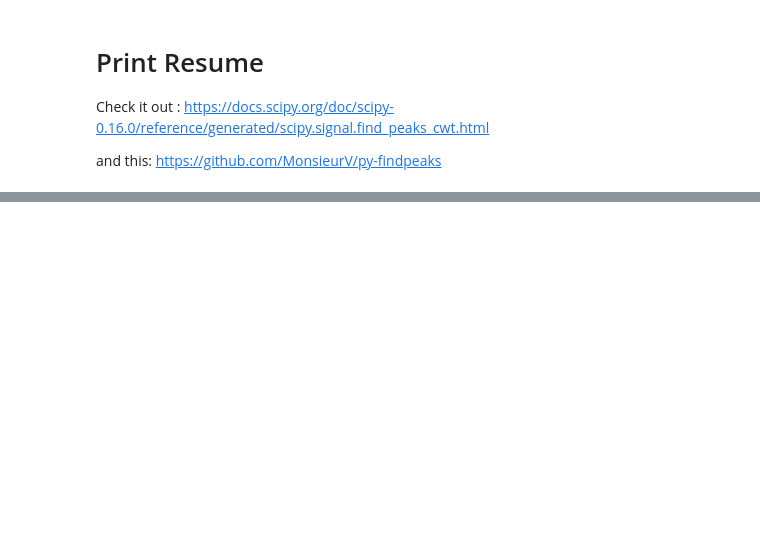
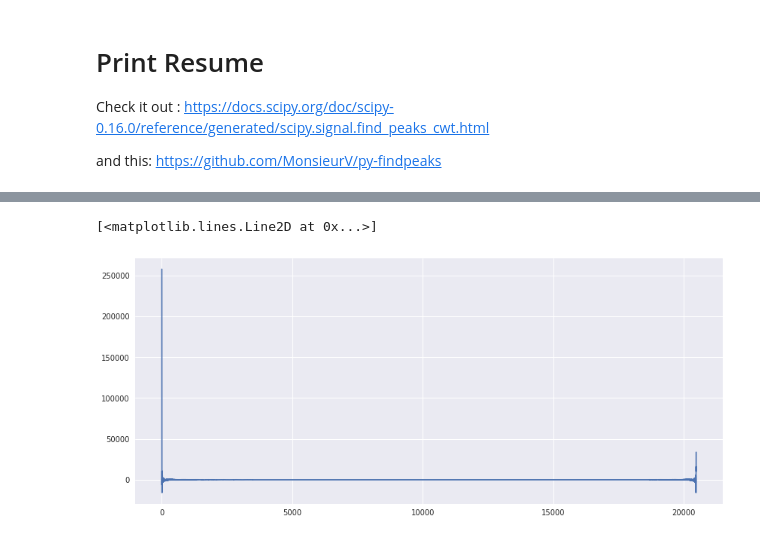
Before and after one commit to orionfoysal/vtsfuel, a Jupyter notebook: vts_fuel.ipynb, the cells around one changed output, grey strips where cells are left out. Cells and saved outputs as stored; diff of their text form; code cells hidden in the pictures; blank space fills up the shorter version.

```diff
--- a/vts_fuel.ipynb
+++ b/vts_fuel.ipynb
@@ -590,0 +576,7 @@ and this: https://github.com/MonsieurV/py-findpeaks
+# %%
+freqreal = np.fft.fft(np.array(z)).real
+freq = np.fft.fftfreq(x.shape[-1])
+plt.plot(freqreal)
+# %% [output]
+[<matplotlib.lines.Line2D at 0x...>]
+[figure, added]
```
Also changed, not shown: parts of 16 cells of this notebook.
